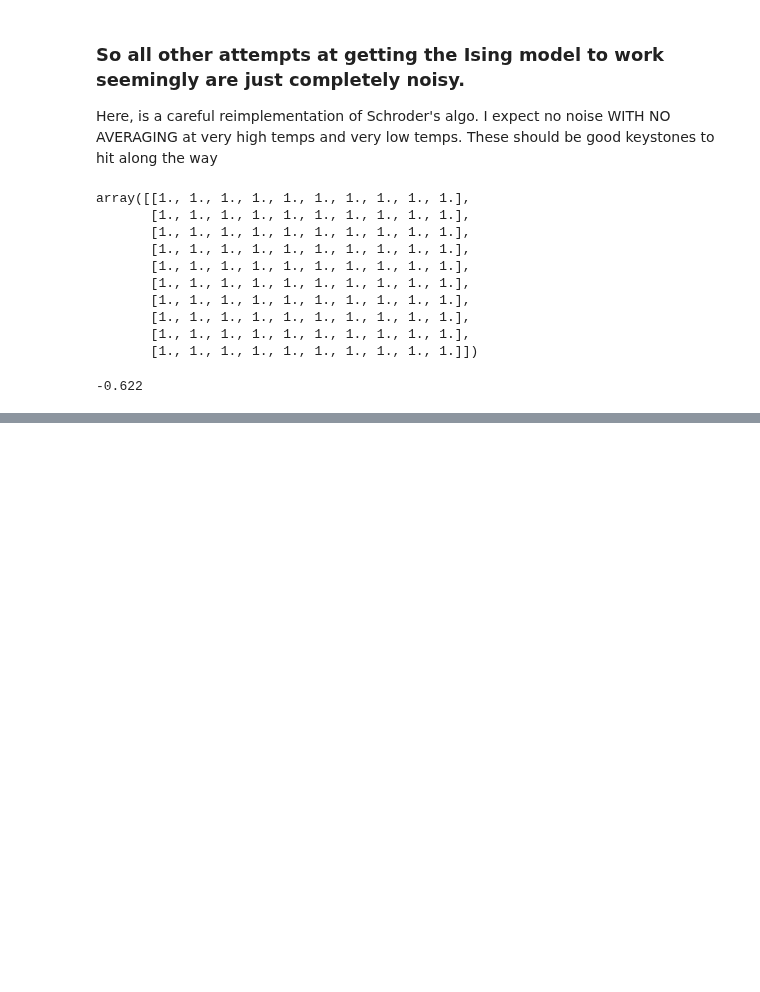
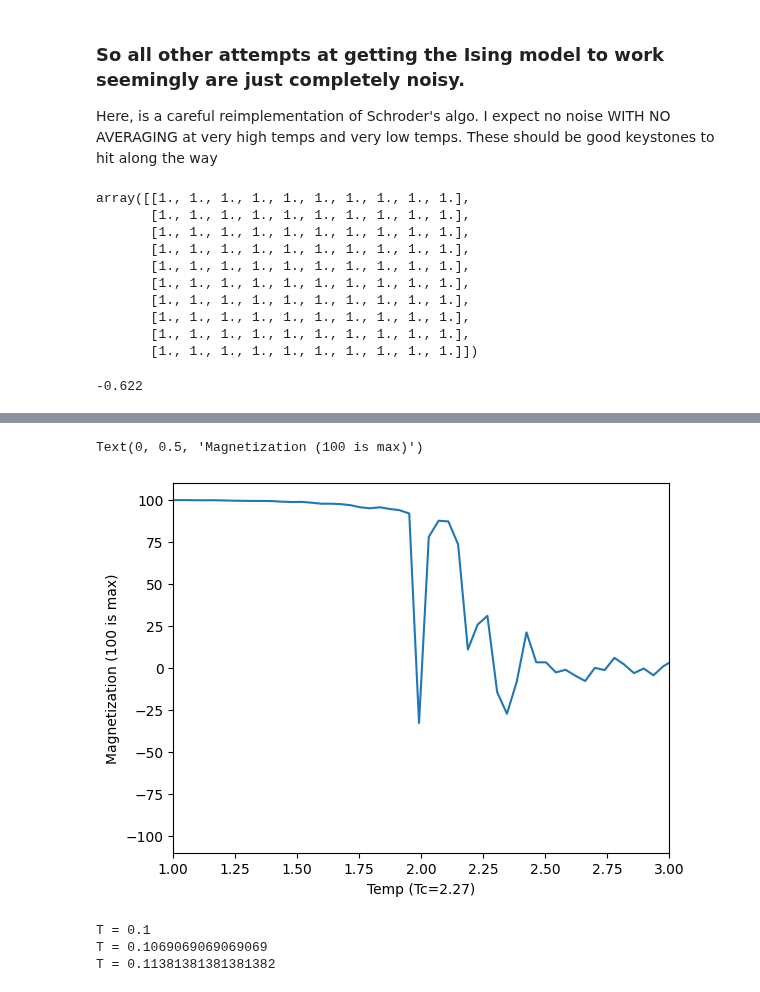
Before and after one commit to noahchanoah/thesis, a Jupyter notebook: Fising.ipynb, the cells around one changed output, grey strips where cells are left out. Drawn from its saved outputs; the diff is of its cells as text; code cells hidden in the pictures; blank space fills up the shorter version.

Commit message:
Update averaging methods

```diff
--- a/Fising.ipynb
+++ b/Fising.ipynb
@@ -160,0 +162,30 @@ plt.plot(tempRange, avgMags)
+# %%
+plt.plot(tempRange, avgMags)
+plt.xlim(1,3)
+plt.ylim(-110,110)
+plt.xlabel("Temp (Tc=2.27)")
+plt.ylabel("Magnetization (100 is max)")
+#plt.xlim(0,100)
+# %% [output]
+Text(0, 0.5, 'Magnetization (100 is max)')
+[figure, added]
+# %%
+#reuse averaging code from above with metropolis to make a curve
+lat = initLattice(20,False)
+avgMags = []
+tempRange = np.linspace(0.1,7,1000)
+for temp in tempRange:
+    print("T = %s" % temp)
+    mTimeSeries = Metropolis(lat, temp, 1000000)
+    avg = np.average(mTimeSeries)
+    avgMags.append(avg)
+
+plt.xlim(0,7)
+plt.ylim(-110,20*20+10)
+plt.plot(tempRange, avgMags)
+plt.xlabel("Temperature (Tc=2.27)")
+plt.ylabel("Magnetization (100 is max)")
+# %% [output]
+T = 0.1
+T = 0.1069069069069069
+T = 0.11381381381381382
```
Also changed, not shown: parts of 5 cells of this notebook.
